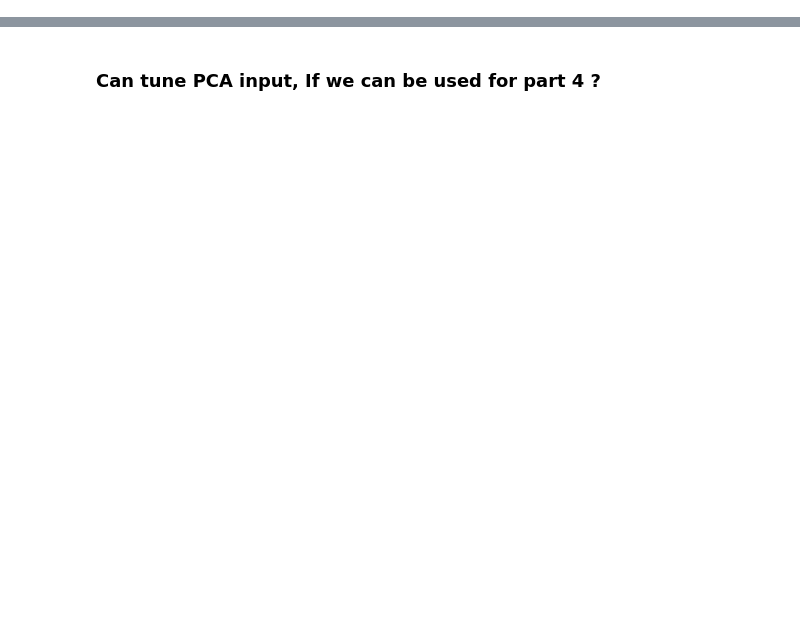
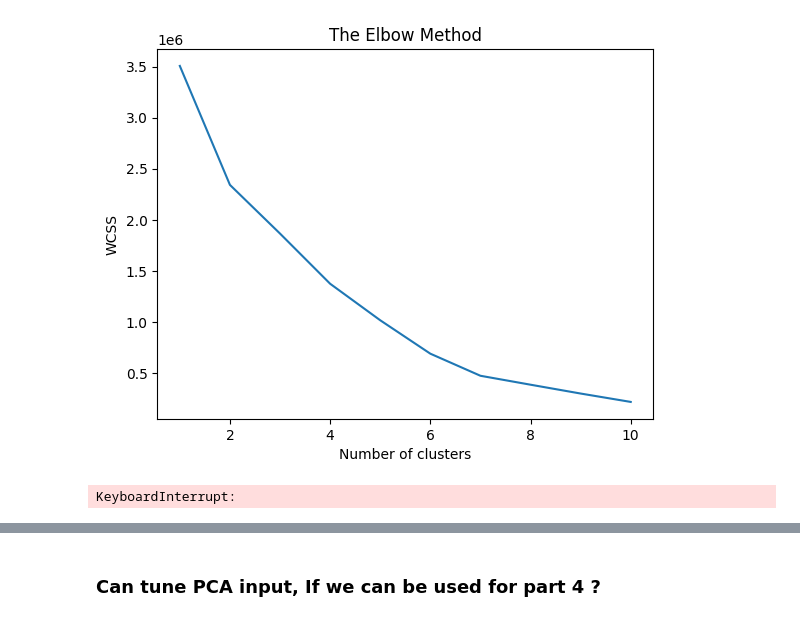
Before and after one commit to ruizhiwang11/assignment2__cz4032, a Jupyter notebook: Par3Part4.ipynb, the cells around one changed output, grey strips where cells are left out. Saved outputs shown, nothing was run; the diff lists cells and outputs as text; code cells hidden in the pictures; blank space fills up the shorter version.

```diff
--- a/Par3Part4.ipynb
+++ b/Par3Part4.ipynb
@@ -77,10 +80,11 @@ selected_columns = ['salesperson_name', 'property_type', 'transaction_type', "re
 all_transactions = df.apply(lambda x: x.tolist(), axis=1).tolist()
 
 
-unique_items = {item for itemset in global_frequent_itemsets for item in itemset}
-
-# Initialize MultiLabelBinarizer with the unique items obtained from global_frequent_itemsets
-mlb = MultiLabelBinarizer(classes=sorted(unique_items))
-
-# Prepare the binary matrix for the given transactions
-binary_matrix = mlb.fit_transform(all_transactions)
+def encode_frequent_itemsets(transactions, frequent_itemsets):
+    encoded_data = []
+    for transaction in transactions:
+        transaction_set = set(transaction)
+        encoded_row = [int(itemset.issubset(transaction_set)) for itemset in frequent_itemsets]
+        encoded_data.append(encoded_row)
+    return np.array(encoded_data)
+encoded_matrix = encode_frequent_itemsets(all_transactions, global_frequent_itemsets)
@@ -86,0 +100,33 @@ binary_matrix = mlb.fit_transform(all_transactions)
+# %%
+from sklearn.cluster import KMeans
+from sklearn.metrics import silhouette_score
+import matplotlib.pyplot as plt
+wcss = []
+for i in range(1, 11):  # testing 1 to 10 clusters
+    kmeans = KMeans(n_clusters=i, init='k-means++', random_state=42)
+    kmeans.fit(encoded_matrix)  # encoded_matrix from your previous step
+    wcss.append(kmeans.inertia_)
+
+# Plotting the results onto a line graph to observe 'The Elbow'
+plt.plot(range(1, 11), wcss)
+plt.title('The Elbow Method')
+plt.xlabel('Number of clusters')
+plt.ylabel('WCSS')  # Within cluster sum of squares
+plt.show()
+
+# Calculate Silhouette Score for each number of clusters
+silhouette_scores = []
+for i in range(2, 11):
+    kmeans = KMeans(n_clusters=i, init='k-means++', random_state=42)
+    kmeans.fit(encoded_matrix)
+    silhouette_scores.append(silhouette_score(encoded_matrix, kmeans.labels_))
+
+# Plotting the results
+plt.plot(range(2, 11), silhouette_scores)
+plt.title('Silhouette Score Method')
+plt.xlabel('Number of clusters')
+plt.ylabel('Silhouette Score')
+plt.show()
+# %% [output]
+[figure, added]
+KeyboardInterrupt:
```
Also changed, not shown: parts of 18 cells of this notebook.
